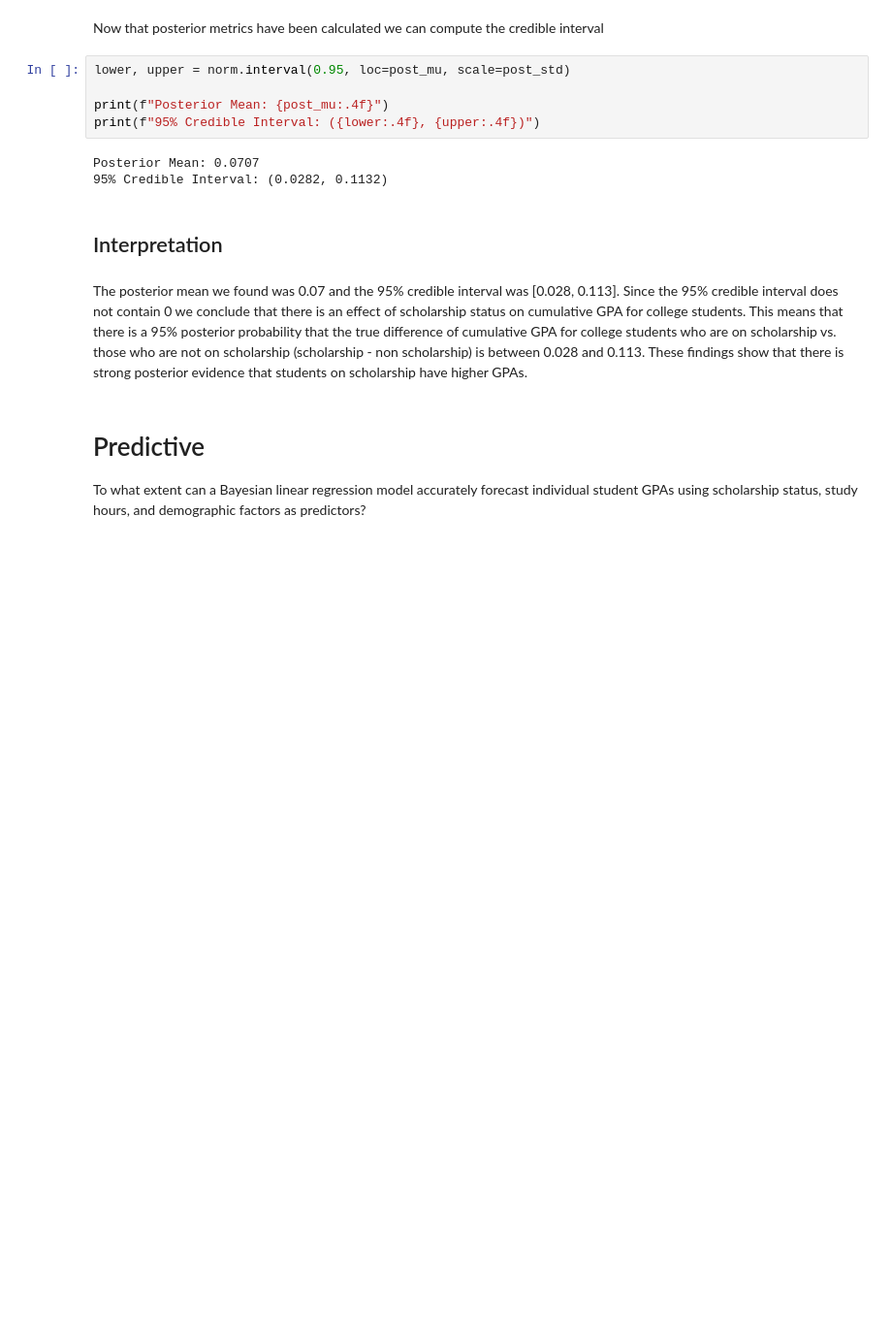
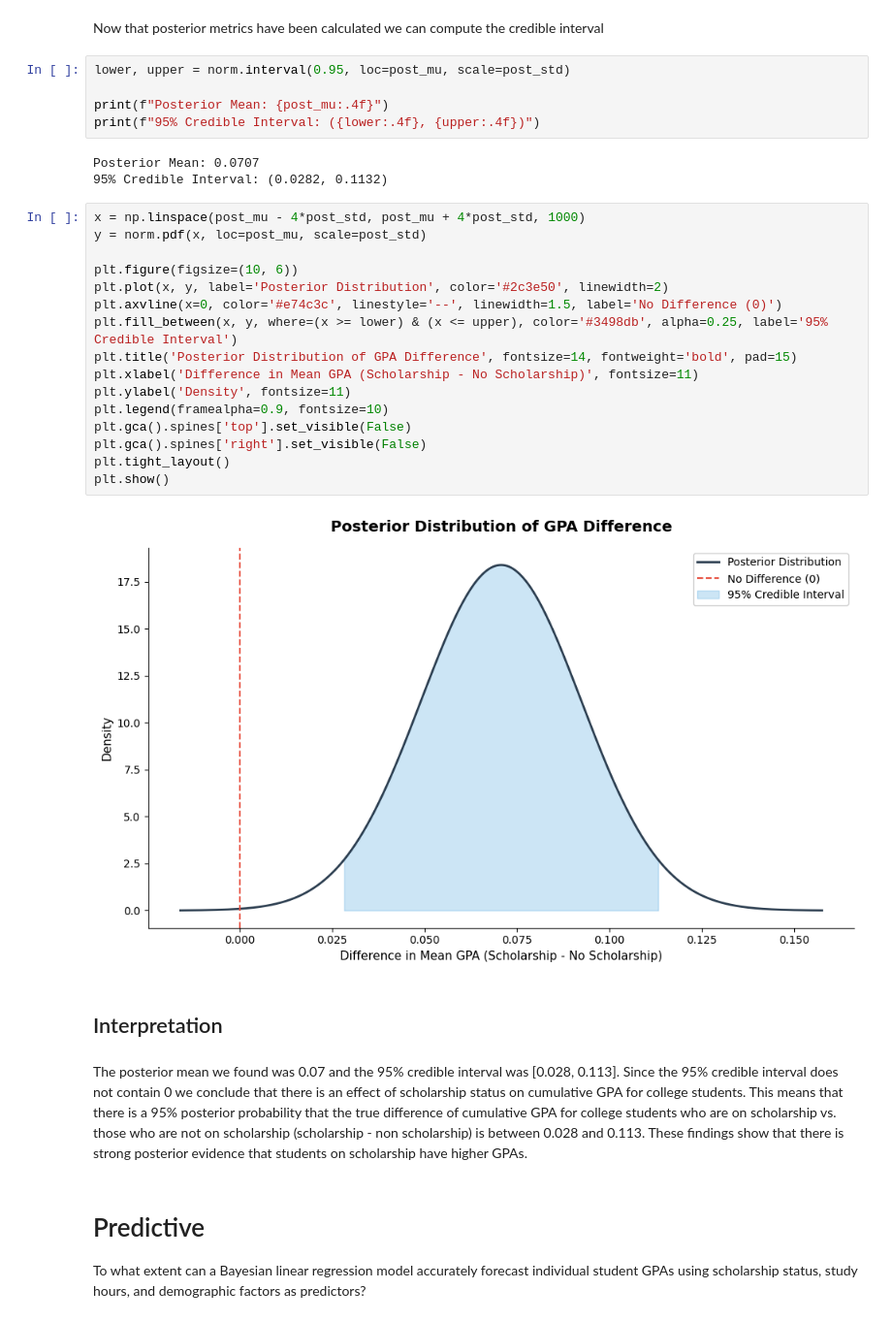
Before and after one commit to benberinsky/ds3026-final-project, a Jupyter notebook: scripts/bayesian_estimation.ipynb, the cells around one changed output. Shown at 97% size. Cells and saved outputs as stored; diff of their text form; blank space fills up the shorter version.

```diff
--- a/scripts/bayesian_estimation.ipynb
+++ b/scripts/bayesian_estimation.ipynb
@@ -129,6 +113,24 @@ print(f"95% Credible Interval: ({lower:.4f}, {upper:.4f})")
 # %% [output]
 Posterior Mean: 0.0707
 95% Credible Interval: (0.0282, 0.1132)
+# %%
+x = np.linspace(post_mu - 4*post_std, post_mu + 4*post_std, 1000)
+y = norm.pdf(x, loc=post_mu, scale=post_std)
+
+plt.figure(figsize=(10, 6))
+plt.plot(x, y, label='Posterior Distribution', color='#2c3e50', linewidth=2)
+plt.axvline(x=0, color='#e74c3c', linestyle='--', linewidth=1.5, label='No Difference (0)')
+plt.fill_between(x, y, where=(x >= lower) & (x <= upper), color='#3498db', alpha=0.25, label='95% Credible Interval')
+plt.title('Posterior Distribution of GPA Difference', fontsize=14, fontweight='bold', pad=15)
+plt.xlabel('Difference in Mean GPA (Scholarship - No Scholarship)', fontsize=11)
+plt.ylabel('Density', fontsize=11)
+plt.legend(framealpha=0.9, fontsize=10)
+plt.gca().spines['top'].set_visible(False)
+plt.gca().spines['right'].set_visible(False)
+plt.tight_layout()
+plt.show()
+# %% [output]
+[figure, added]
 # %% [markdown]
 ## Interpretation
 # %% [markdown]
```
Also changed, not shown: parts of 3 cells of this notebook.
